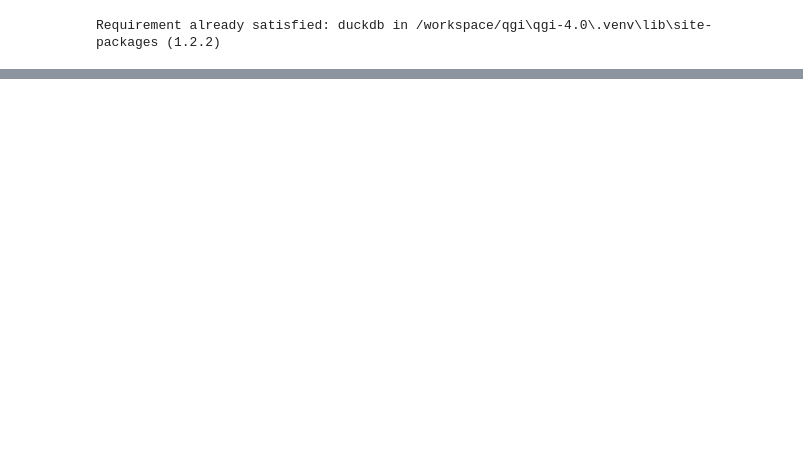
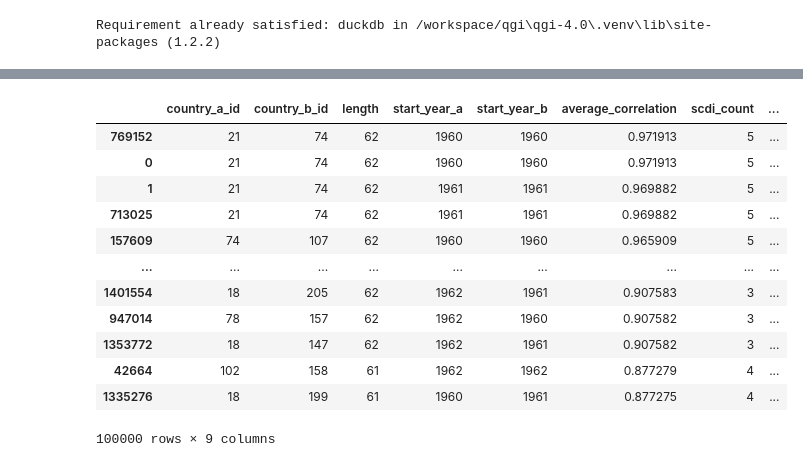
Before and after one commit to AminAlAit/qgi-4.0, a Jupyter notebook: src/pattern_maker/main.ipynb, the cells around one changed output, grey strips where cells are left out. Saved outputs shown, nothing was run; the diff lists cells and outputs as text; code cells hidden in the pictures; blank space fills up the shorter version.

```diff
--- a/src/pattern_maker/main.ipynb
+++ b/src/pattern_maker/main.ipynb
@@ -210,0 +38,23 @@ logger.info("Renaming completed")
+# %%
+import glob
+import dask.dataframe as dd
+
+
+TOP_PPS_PATTERNS_COUNT = 100_000
+pattern_maker_output_path = r"/workspace/qgi\qgi-4.0\data\pattern_maker_output"
+
+# def create_top_pps():
+#     """Create a Parquet file with top N patterns based on PPS"""
+
+logger.info(f"Creating 'top_pps.parquet' with top {TOP_PPS_PATTERNS_COUNT} patterns based on PPS...")
+patterns_files = glob.glob(os.path.join(pattern_maker_output_path, "*.parquet"))
+if not patterns_files:
+    logger.warning("No pattern files found. Skipping creation of 'top_pps.parquet'...")
+
+# Read all Parquet files into a Dask DataFrame
+logger.info("Reading all Parquet files into a Dask DataFrame...")
+ddf = dd.read_parquet(patterns_files)
+
+# Ensure ddf is a Dask DataFrame
+if not isinstance(ddf, dd.DataFrame):
+    logger.error("ddf is not a Dask DataFrame. Cannot proceed.")
@@ -210,0 +64,5 @@ logger.info("Renaming completed")
+# %%
+# Sort by PPS and select top N patterns
+logger.info(f"Selecting top {TOP_PPS_PATTERNS_COUNT} patterns based on PPS...")
+sorted_ddf = ddf.sort_values('pps', ascending=False)
+sorted_ddf
@@ -210,0 +80,17 @@ logger.info("Renaming completed")
+# %%
+top_patterns_ddf = sorted_ddf.head(TOP_PPS_PATTERNS_COUNT)
+top_patterns_ddf
+# %% [output]
+|  | country_a_id | country_b_id | length | start_year_a | start_year_b | average_correlation | scdi_count | ... |
+| 769152 | 21 | 74 | 62 | 1960 | 1960 | 0.971913 | 5 | ... |
+| 0 | 21 | 74 | 62 | 1960 | 1960 | 0.971913 | 5 | ... |
+| 1 | 21 | 74 | 62 | 1961 | 1961 | 0.969882 | 5 | ... |
+| 713025 | 21 | 74 | 62 | 1961 | 1961 | 0.969882 | 5 | ... |
+| 157609 | 74 | 107 | 62 | 1960 | 1960 | 0.965909 | 5 | ... |
+| ... | ... | ... | ... | ... | ... | ... | ... | ... |
+| 1401554 | 18 | 205 | 62 | 1962 | 1961 | 0.907583 | 3 | ... |
+| 947014 | 78 | 157 | 62 | 1962 | 1960 | 0.907582 | 3 | ... |
+| 1353772 | 18 | 147 | 62 | 1962 | 1961 | 0.907582 | 3 | ... |
+| 42664 | 102 | 158 | 61 | 1962 | 1962 | 0.877279 | 4 | ... |
+| 1335276 | 18 | 199 | 61 | 1960 | 1961 | 0.877275 | 4 | ... |
+100000 rows × 9 columns
```
Also changed, not shown: parts of 6 cells of this notebook, 19 other files.
